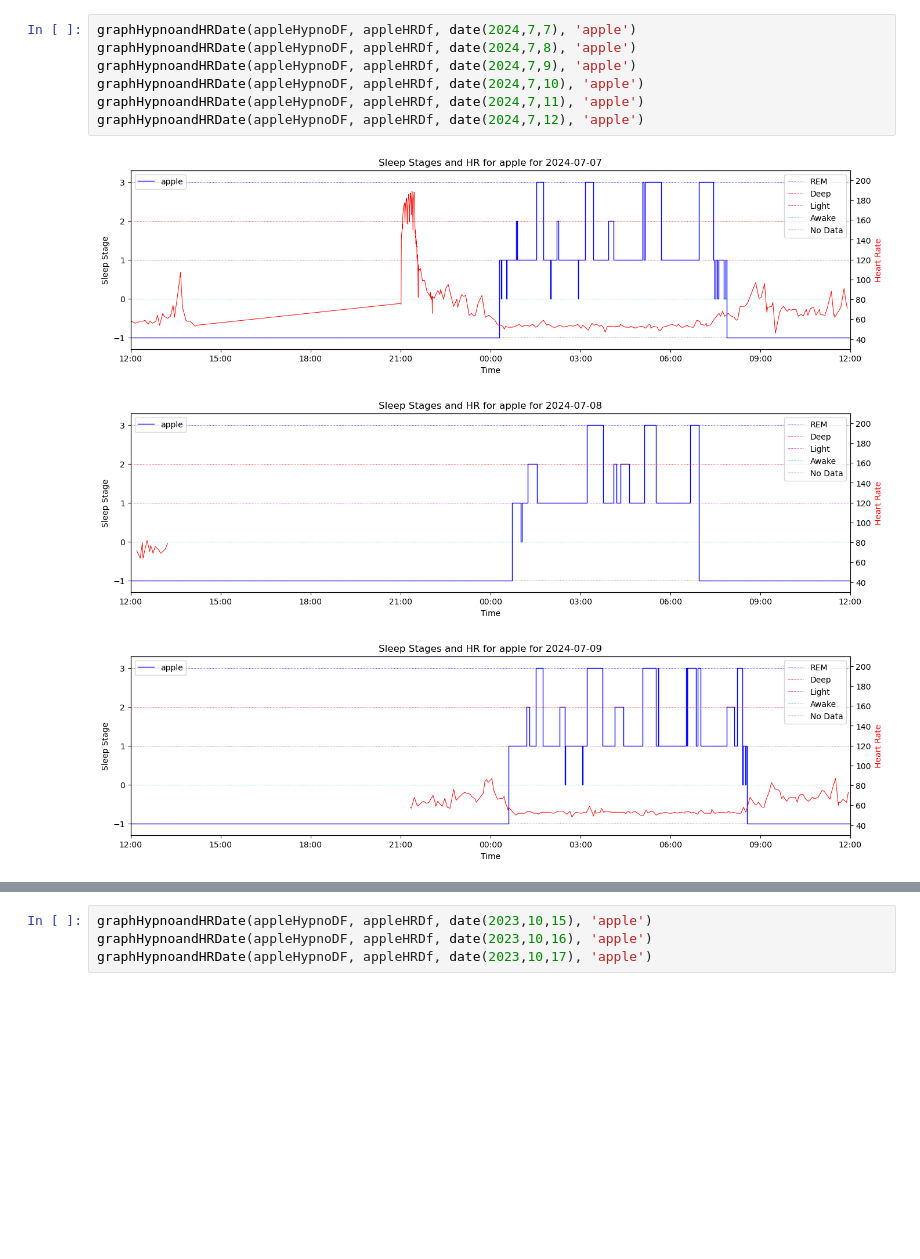
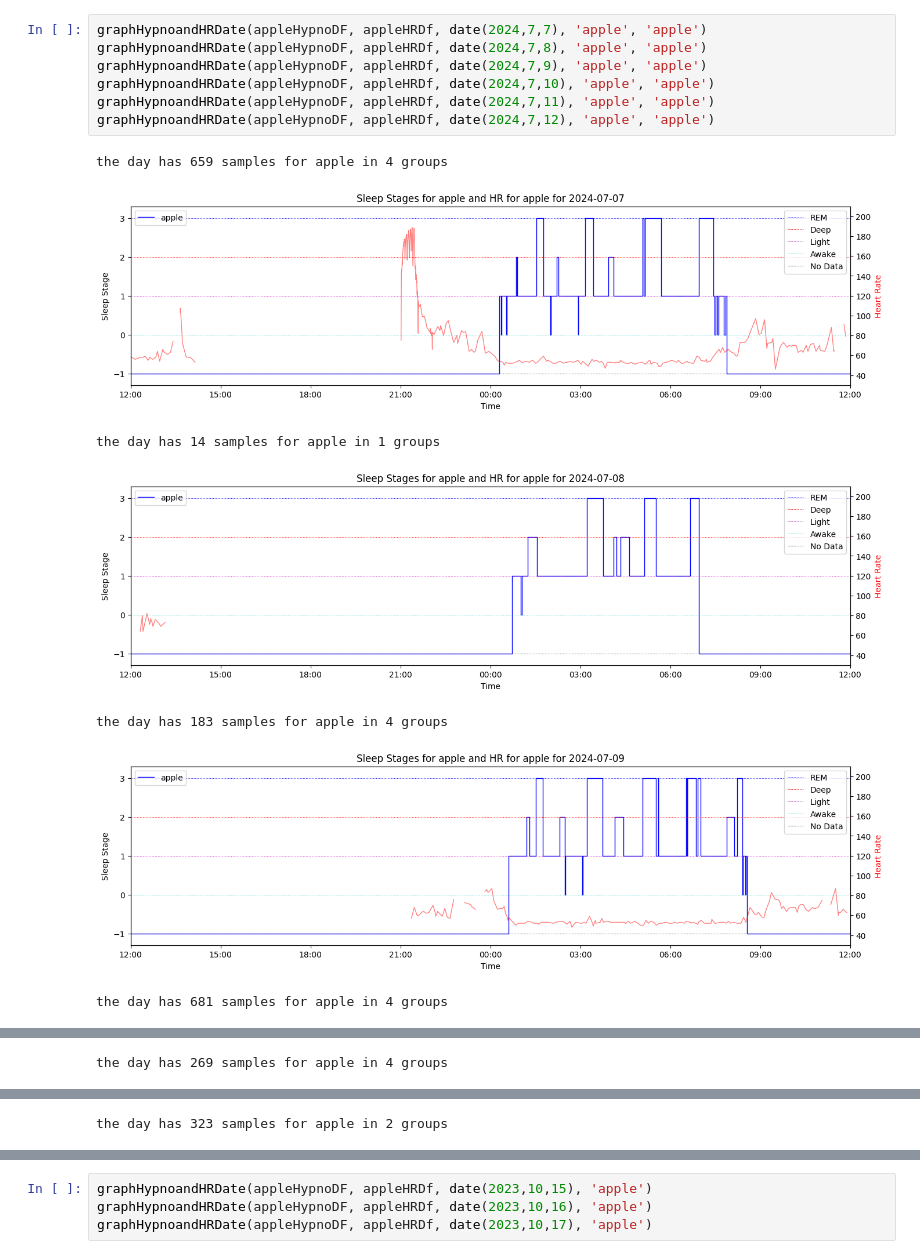
Before and after one commit to AbhikChowdhury6/dataImport, a Jupyter notebook: analyisis/graphingDaysSleepWithHR.ipynb, the cells around one changed output, grey strips where cells are left out. Cells and saved outputs as stored; diff of their text form; blank space fills up the shorter version.

```diff
--- a/analyisis/graphingDaysSleepWithHR.ipynb
+++ b/analyisis/graphingDaysSleepWithHR.ipynb
@@ -157,11 +179,15 @@ graphHypnoandHRDate(fitbitHypnoDF, fitbitHRDf, date(2024,7,12), 'fitbit')
 # %%
-graphHypnoandHRDate(appleHypnoDF, appleHRDf, date(2024,7,7), 'apple')
-graphHypnoandHRDate(appleHypnoDF, appleHRDf, date(2024,7,8), 'apple')
-graphHypnoandHRDate(appleHypnoDF, appleHRDf, date(2024,7,9), 'apple')
-graphHypnoandHRDate(appleHypnoDF, appleHRDf, date(2024,7,10), 'apple')
-graphHypnoandHRDate(appleHypnoDF, appleHRDf, date(2024,7,11), 'apple')
-graphHypnoandHRDate(appleHypnoDF, appleHRDf, date(2024,7,12), 'apple')
+graphHypnoandHRDate(appleHypnoDF, appleHRDf, date(2024,7,7), 'apple', 'apple')
+graphHypnoandHRDate(appleHypnoDF, appleHRDf, date(2024,7,8), 'apple', 'apple')
+graphHypnoandHRDate(appleHypnoDF, appleHRDf, date(2024,7,9), 'apple', 'apple')
+graphHypnoandHRDate(appleHypnoDF, appleHRDf, date(2024,7,10), 'apple', 'apple')
+graphHypnoandHRDate(appleHypnoDF, appleHRDf, date(2024,7,11), 'apple', 'apple')
+graphHypnoandHRDate(appleHypnoDF, appleHRDf, date(2024,7,12), 'apple', 'apple')
 # %% [output]
+the day has 659 samples for apple in 4 groups
-[figure, old version]
+[figure, new version]
+the day has 14 samples for apple in 1 groups
-[figure, old version]
+[figure, new version]
+the day has 183 samples for apple in 4 groups
-[figure, old version]
+[figure, new version]
+the day has 681 samples for apple in 4 groups
@@ -168,0 +195 @@ graphHypnoandHRDate(appleHypnoDF, appleHRDf, date(2024,7,12), 'apple')
+the day has 269 samples for apple in 4 groups
@@ -169,0 +197 @@ graphHypnoandHRDate(appleHypnoDF, appleHRDf, date(2024,7,12), 'apple')
+the day has 323 samples for apple in 2 groups
```
Also changed, not shown: parts of 8 cells of this notebook, 2 other files.
